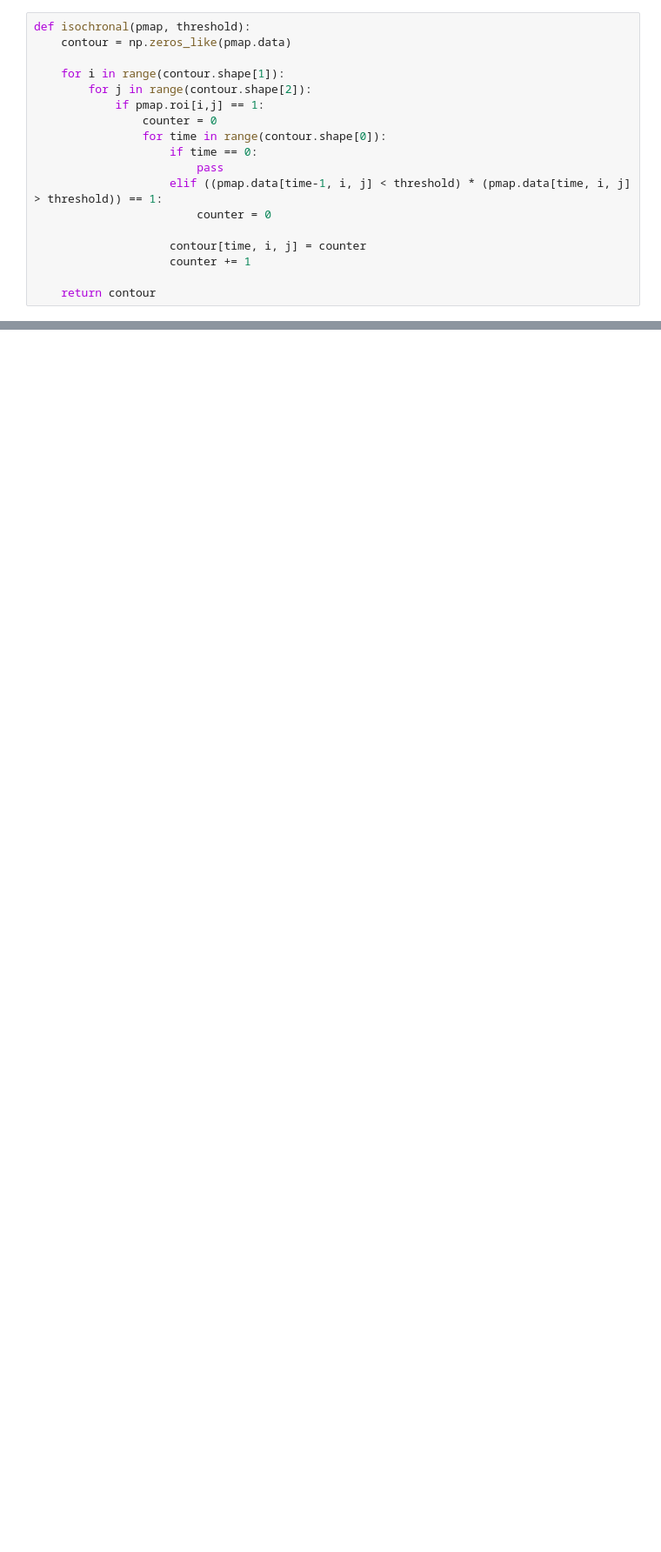
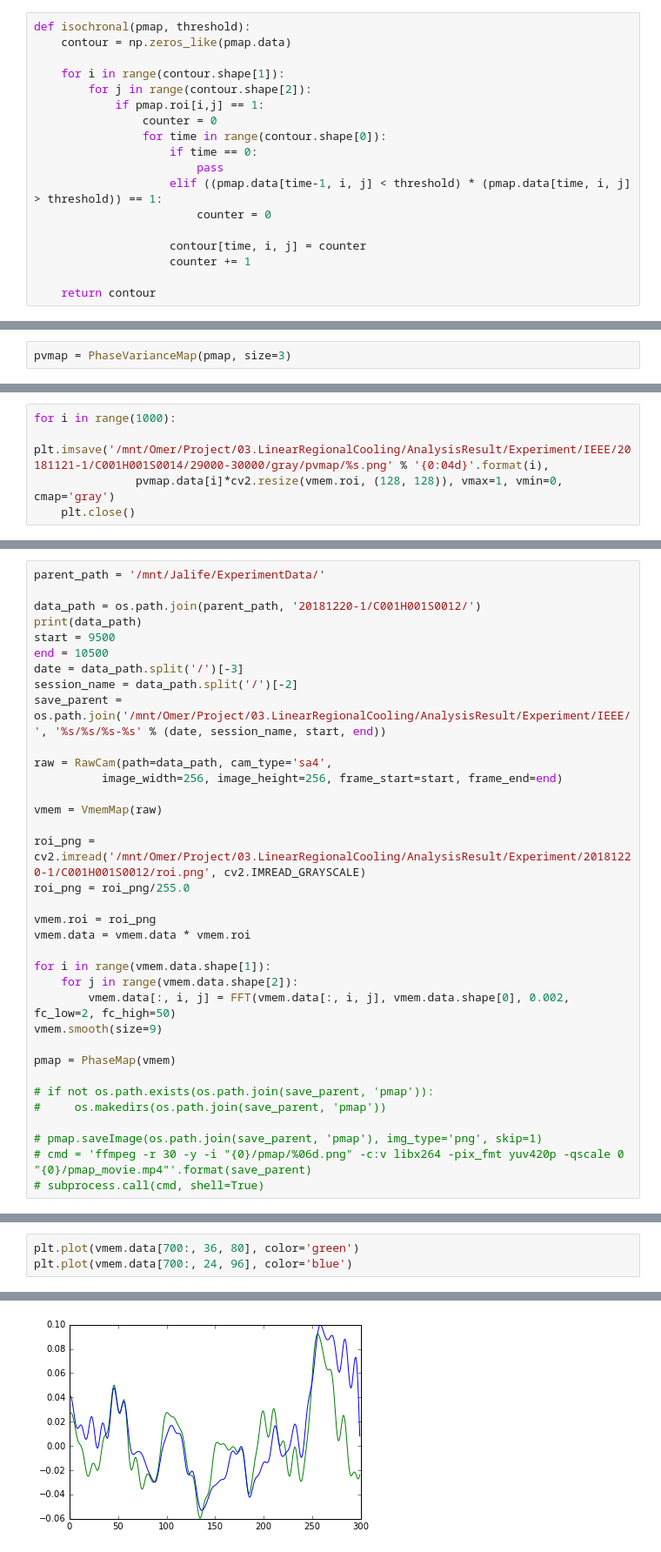
Before and after one commit to HiroshiSeno/nb_IEEE, a Jupyter notebook: SW_analysis[2019-04-25].ipynb, the cells around one changed output, grey strips where cells are left out. Shown: that part at 87% size. Drawn from its saved outputs; the diff is of its cells as text; blank space fills up the shorter version.

```diff
--- a/SW_analysis[2019-04-25].ipynb
+++ b/SW_analysis[2019-04-25].ipynb
@@ -96,0 +172,2 @@ for folder in data_dir:
+# %%
+pvmap = PhaseVarianceMap(pmap, size=3)
@@ -96,0 +182,5 @@ for folder in data_dir:
+# %%
+for i in range(1000):
+    plt.imsave('/mnt/Omer/Project/03.LinearRegionalCooling/AnalysisResult/Experiment/IEEE/20181121-1/C001H001S0014/29000-30000/gray/pvmap/%s.png' % '{0:04d}'.format(i),
+               pvmap.data[i]*cv2.resize(vmem.roi, (128, 128)), vmax=1, vmin=0, cmap='gray')
+    plt.close()
@@ -96,0 +208,35 @@ for folder in data_dir:
+# %%
+parent_path = '/mnt/Jalife/ExperimentData/'
+
+data_path = os.path.join(parent_path, '20181220-1/C001H001S0012/')
+print(data_path)
+start = 9500
+end = 10500
+date = data_path.split('/')[-3]
+session_name = data_path.split('/')[-2]
+save_parent = os.path.join('/mnt/Omer/Project/03.LinearRegionalCooling/AnalysisResult/Experiment/IEEE/', '%s/%s/%s-%s' % (date, session_name, start, end))
+
+raw = RawCam(path=data_path, cam_type='sa4',
+          image_width=256, image_height=256, frame_start=start, frame_end=end)
+
+vmem = VmemMap(raw)
+
+roi_png = cv2.imread('/mnt/Omer/Project/03.LinearRegionalCooling/AnalysisResult/Experiment/20181220-1/C001H001S0012/roi.png', cv2.IMREAD_GRAYSCALE)
+roi_png = roi_png/255.0
+
+vmem.roi = roi_png
+vmem.data = vmem.data * vmem.roi
+
+for i in range(vmem.data.shape[1]):
+    for j in range(vmem.data.shape[2]):
+        vmem.data[:, i, j] = FFT(vmem.data[:, i, j], vmem.data.shape[0], 0.002, fc_low=2, fc_high=50)
+vmem.smooth(size=9)
+
+pmap = PhaseMap(vmem)
+
+# if not os.path.exists(os.path.join(save_parent, 'pmap')):
+#     os.makedirs(os.path.join(save_parent, 'pmap'))
+
+# pmap.saveImage(os.path.join(save_parent, 'pmap'), img_type='png', skip=1)
+# cmd = 'ffmpeg -r 30 -y -i "{0}/pmap/%06d.png" -c:v libx264 -pix_fmt yuv420p -qscale 0 "{0}/pmap_movie.mp4"'.format(save_parent)
+# subprocess.call(cmd, shell=True)
@@ -96,0 +287,4 @@ for folder in data_dir:
+# %%
+plt.plot(vmem.data[700:, 36, 80], color='green')
+plt.plot(vmem.data[700:, 24, 96], color='blue')
+# %% [output]
@@ -96,0 +292 @@ for folder in data_dir:
+[figure, added]
```
Also changed, not shown: parts of 37 cells of this notebook.
